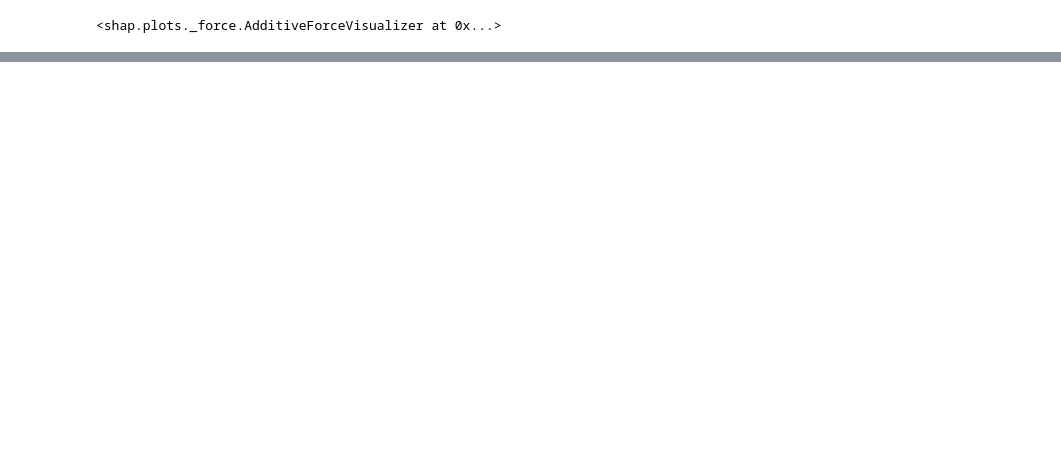
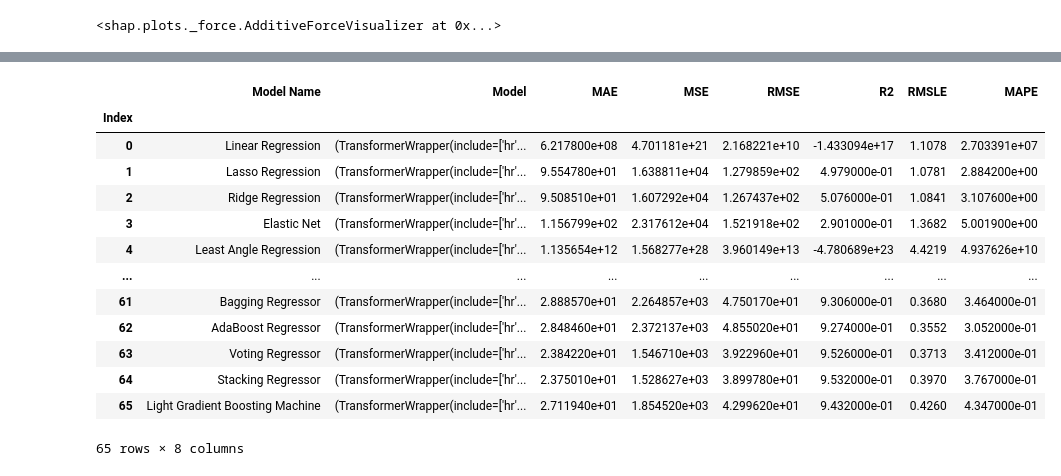
Before and after one commit to somurwarda/Regression_EE8603, a Jupyter notebook: Project_Bike_Sharing.ipynb, the cells around one changed output, grey strips where cells are left out. Cells and saved outputs as stored; diff of their text form; code cells hidden in the pictures; blank space fills up the shorter version.

```diff
--- a/Project_Bike_Sharing.ipynb
+++ b/Project_Bike_Sharing.ipynb
@@ -923,3 +973,8 @@ interpret_model(lightgbm, plot = 'reason', observation = 1)
 # %% [output]
 [interactive output not drawn]
 <shap.plots._force.AdditiveForceVisualizer at 0x...>
+# %%
+# get leaderboard this function will return all models in cureent setup
+lb = get_leaderboard()
+lb
+# %% [output]
@@ -925,0 +984,14 @@ interpret_model(lightgbm, plot = 'reason', observation = 1)
+|  | Model Name | Model | MAE | MSE | RMSE | R2 | RMSLE | MAPE |
+| Index |  |  |  |  |  |  |  |  |
+| 0 | Linear Regression | (TransformerWrapper(include=['hr'... | 6.217800e+08 | 4.701181e+21 | 2.168221e+10 | -1.433094e+17 | 1.1078 | 2.703391e+07 |
+| 1 | Lasso Regression | (TransformerWrapper(include=['hr'... | 9.554780e+01 | 1.638811e+04 | 1.279859e+02 | 4.979000e-01 | 1.0781 | 2.884200e+00 |
+| 2 | Ridge Regression | (TransformerWrapper(include=['hr'... | 9.508510e+01 | 1.607292e+04 | 1.267437e+02 | 5.076000e-01 | 1.0841 | 3.107600e+00 |
+| 3 | Elastic Net | (TransformerWrapper(include=['hr'... | 1.156799e+02 | 2.317612e+04 | 1.521918e+02 | 2.901000e-01 | 1.3682 | 5.001900e+00 |
+| 4 | Least Angle Regression | (TransformerWrapper(include=['hr'... | 1.135654e+12 | 1.568277e+28 | 3.960149e+13 | -4.780689e+23 | 4.4219 | 4.937626e+10 |
+| ... | ... | ... | ... | ... | ... | ... | ... | ... |
+| 61 | Bagging Regressor | (TransformerWrapper(include=['hr'... | 2.888570e+01 | 2.264857e+03 | 4.750170e+01 | 9.306000e-01 | 0.3680 | 3.464000e-01 |
+| 62 | AdaBoost Regressor | (TransformerWrapper(include=['hr'... | 2.848460e+01 | 2.372137e+03 | 4.855020e+01 | 9.274000e-01 | 0.3552 | 3.052000e-01 |
+| 63 | Voting Regressor | (TransformerWrapper(include=['hr'... | 2.384220e+01 | 1.546710e+03 | 3.922960e+01 | 9.526000e-01 | 0.3713 | 3.412000e-01 |
+| 64 | Stacking Regressor | (TransformerWrapper(include=['hr'... | 2.375010e+01 | 1.528627e+03 | 3.899780e+01 | 9.532000e-01 | 0.3970 | 3.767000e-01 |
+| 65 | Light Gradient Boosting Machine | (TransformerWrapper(include=['hr'... | 2.711940e+01 | 1.854520e+03 | 4.299620e+01 | 9.432000e-01 | 0.4260 | 4.347000e-01 |
+65 rows × 8 columns
```
Also changed, not shown: parts of 17 cells of this notebook.
